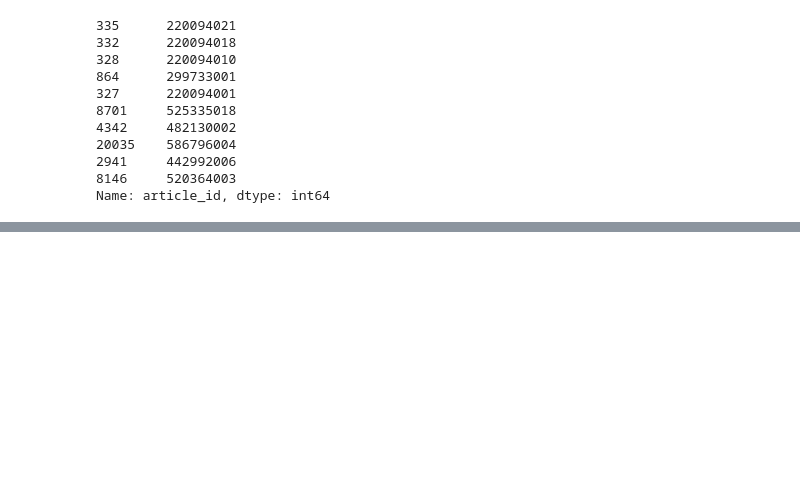
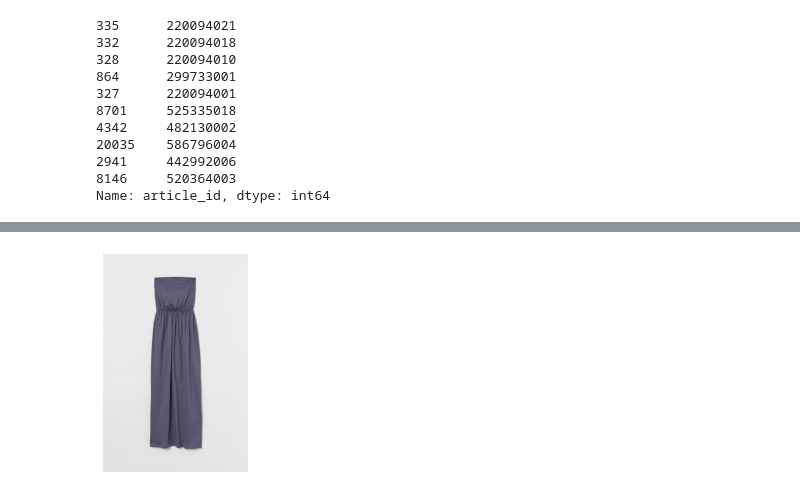
Before and after one commit to kuzmatsukanov/kuzma_omri_noa_data_project, a Jupyter notebook: H_M_recommendation.ipynb, the cells around one changed output, grey strips where cells are left out. Cells and saved outputs as stored; diff of their text form; code cells hidden in the pictures; blank space fills up the shorter version.

```diff
--- a/H_M_recommendation.ipynb
+++ b/H_M_recommendation.ipynb
@@ -129,3 +237,9 @@ Name: article_id, dtype: int64
+# %%
+plt.imshow(user_image)
+plt.axis('off')
+plt.show();
+# %% [output]
+[figure, added]
 # %%
 #!git branch
 # !git add .
```
Also changed, not shown: parts of 22 cells of this notebook.
